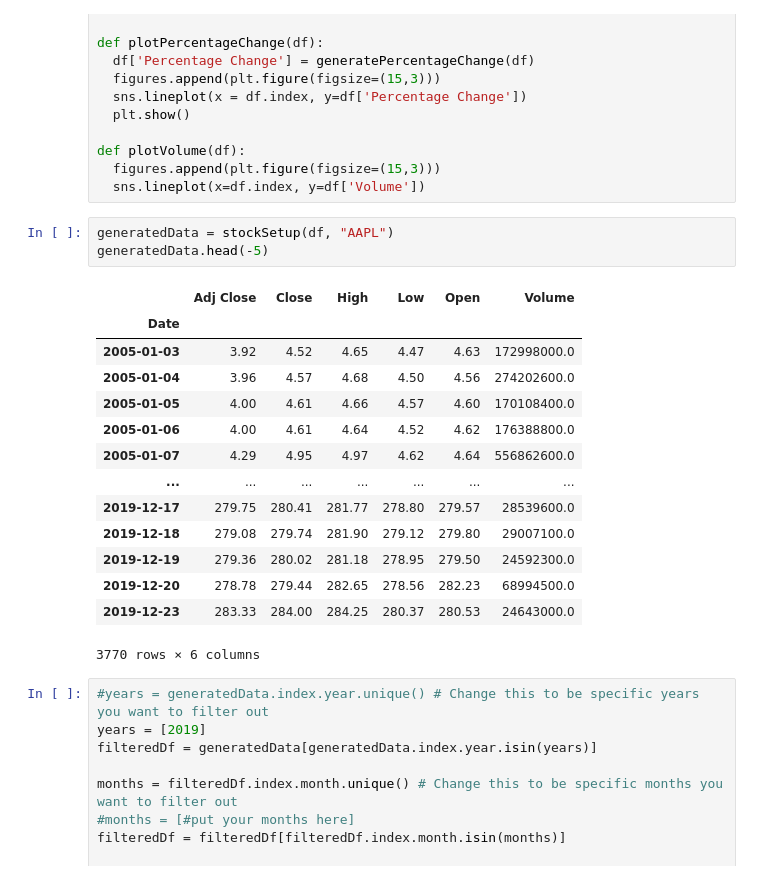
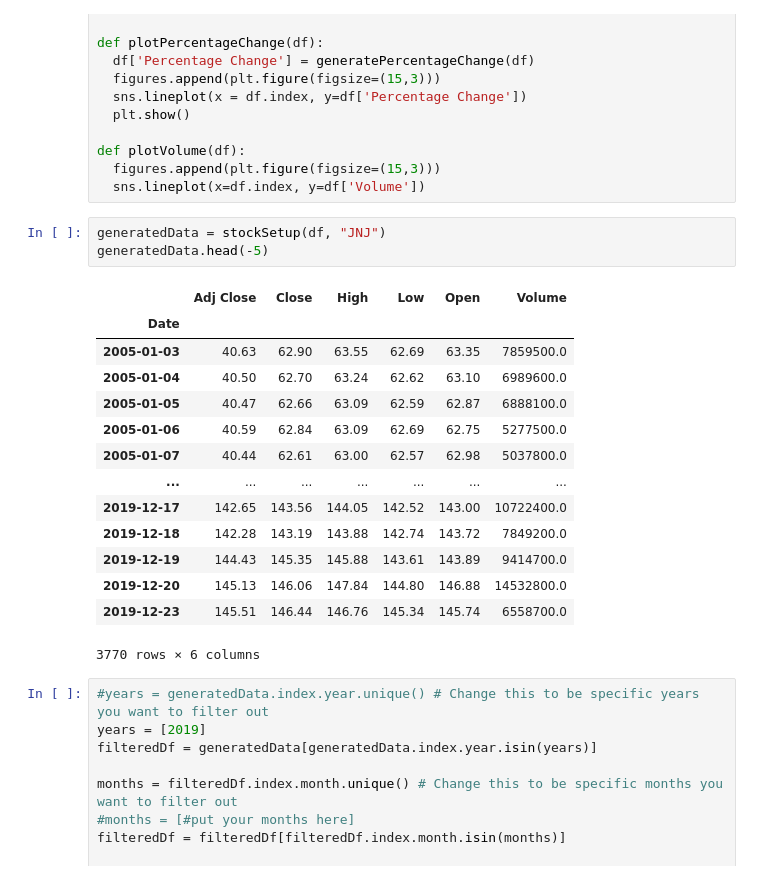
Before and after one commit to ethanleifer/Falling-Knives, a Jupyter notebook: StockVisualition.ipynb, the cells around one changed output. Saved outputs shown, nothing was run; the diff lists cells and outputs as text.

```diff
--- a/StockVisualition.ipynb
+++ b/StockVisualition.ipynb
@@ -83,22 +81,22 @@ def plotVolume(df):
   figures.append(plt.figure(figsize=(15,3)))
   sns.lineplot(x=df.index, y=df['Volume'])
 # %%
-generatedData = stockSetup(df, "AAPL")
+generatedData = stockSetup(df, "JNJ")
 generatedData.head(-5)
 # %% [output]
 |  | Adj Close | Close | High | Low | Open | Volume |
 | Date |  |  |  |  |  |  |
-| 2005-01-03 | 3.92 | 4.52 | 4.65 | 4.47 | 4.63 | 172998000.0 |
-| 2005-01-04 | 3.96 | 4.57 | 4.68 | 4.50 | 4.56 | 274202600.0 |
-| 2005-01-05 | 4.00 | 4.61 | 4.66 | 4.57 | 4.60 | 170108400.0 |
-| 2005-01-06 | 4.00 | 4.61 | 4.64 | 4.52 | 4.62 | 176388800.0 |
-| 2005-01-07 | 4.29 | 4.95 | 4.97 | 4.62 | 4.64 | 556862600.0 |
+| 2005-01-03 | 40.63 | 62.90 | 63.55 | 62.69 | 63.35 | 7859500.0 |
+| 2005-01-04 | 40.50 | 62.70 | 63.24 | 62.62 | 63.10 | 6989600.0 |
+| 2005-01-05 | 40.47 | 62.66 | 63.09 | 62.59 | 62.87 | 6888100.0 |
+| 2005-01-06 | 40.59 | 62.84 | 63.09 | 62.69 | 62.75 | 5277500.0 |
+| 2005-01-07 | 40.44 | 62.61 | 63.00 | 62.57 | 62.98 | 5037800.0 |
 | ... | ... | ... | ... | ... | ... | ... |
-| 2019-12-17 | 279.75 | 280.41 | 281.77 | 278.80 | 279.57 | 28539600.0 |
-| 2019-12-18 | 279.08 | 279.74 | 281.90 | 279.12 | 279.80 | 29007100.0 |
-| 2019-12-19 | 279.36 | 280.02 | 281.18 | 278.95 | 279.50 | 24592300.0 |
-| 2019-12-20 | 278.78 | 279.44 | 282.65 | 278.56 | 282.23 | 68994500.0 |
-| 2019-12-23 | 283.33 | 284.00 | 284.25 | 280.37 | 280.53 | 24643000.0 |
+| 2019-12-17 | 142.65 | 143.56 | 144.05 | 142.52 | 143.00 | 10722400.0 |
+| 2019-12-18 | 142.28 | 143.19 | 143.88 | 142.74 | 143.72 | 7849200.0 |
+| 2019-12-19 | 144.43 | 145.35 | 145.88 | 143.61 | 143.89 | 9414700.0 |
+| 2019-12-20 | 145.13 | 146.06 | 147.84 | 144.80 | 146.88 | 14532800.0 |
+| 2019-12-23 | 145.51 | 146.44 | 146.76 | 145.34 | 145.74 | 6558700.0 |
 3770 rows × 6 columns
 # %%
 #years = generatedData.index.year.unique() # Change this to be specific years you want to filter out
```
Also changed, not shown: parts of 10 cells of this notebook, 9 other files.
